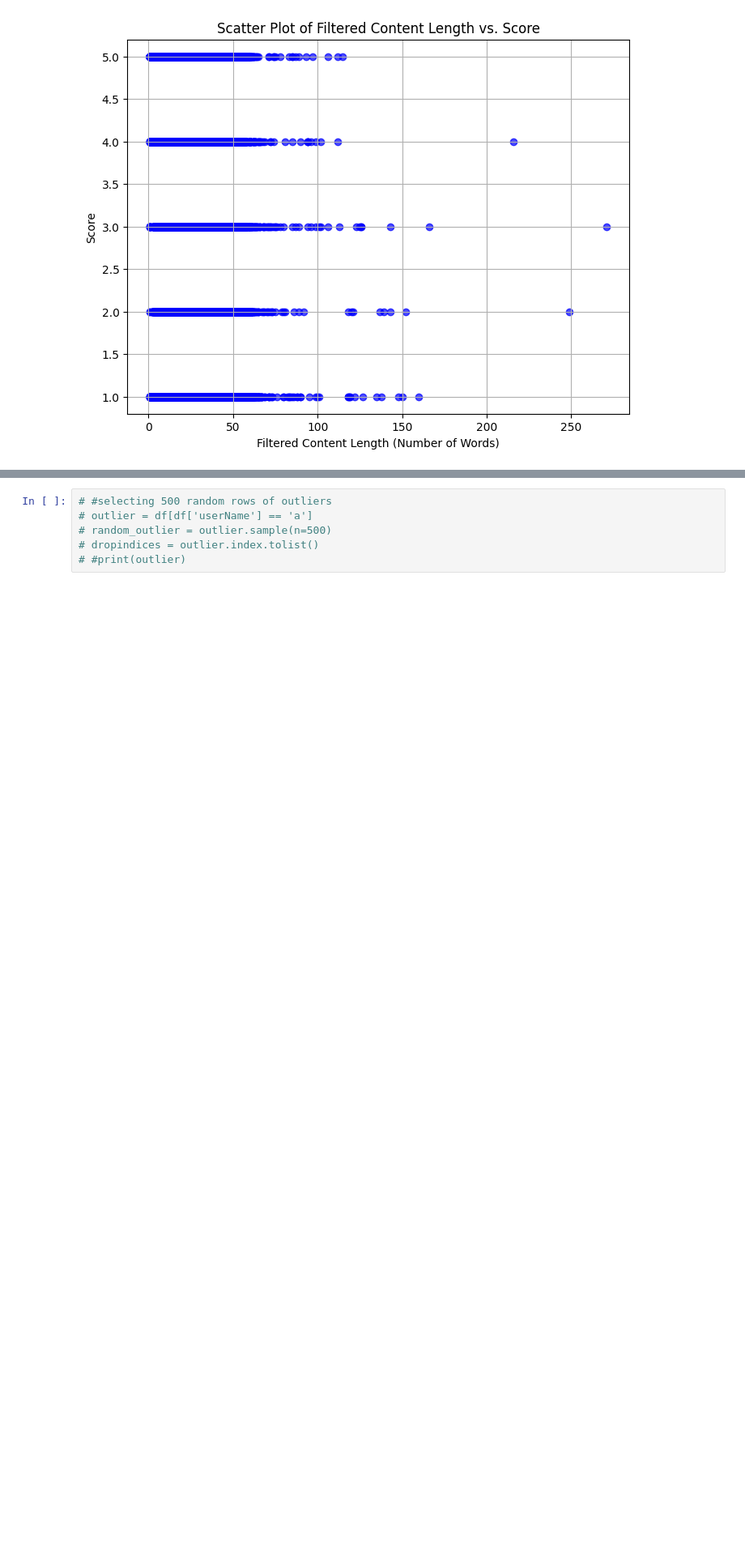
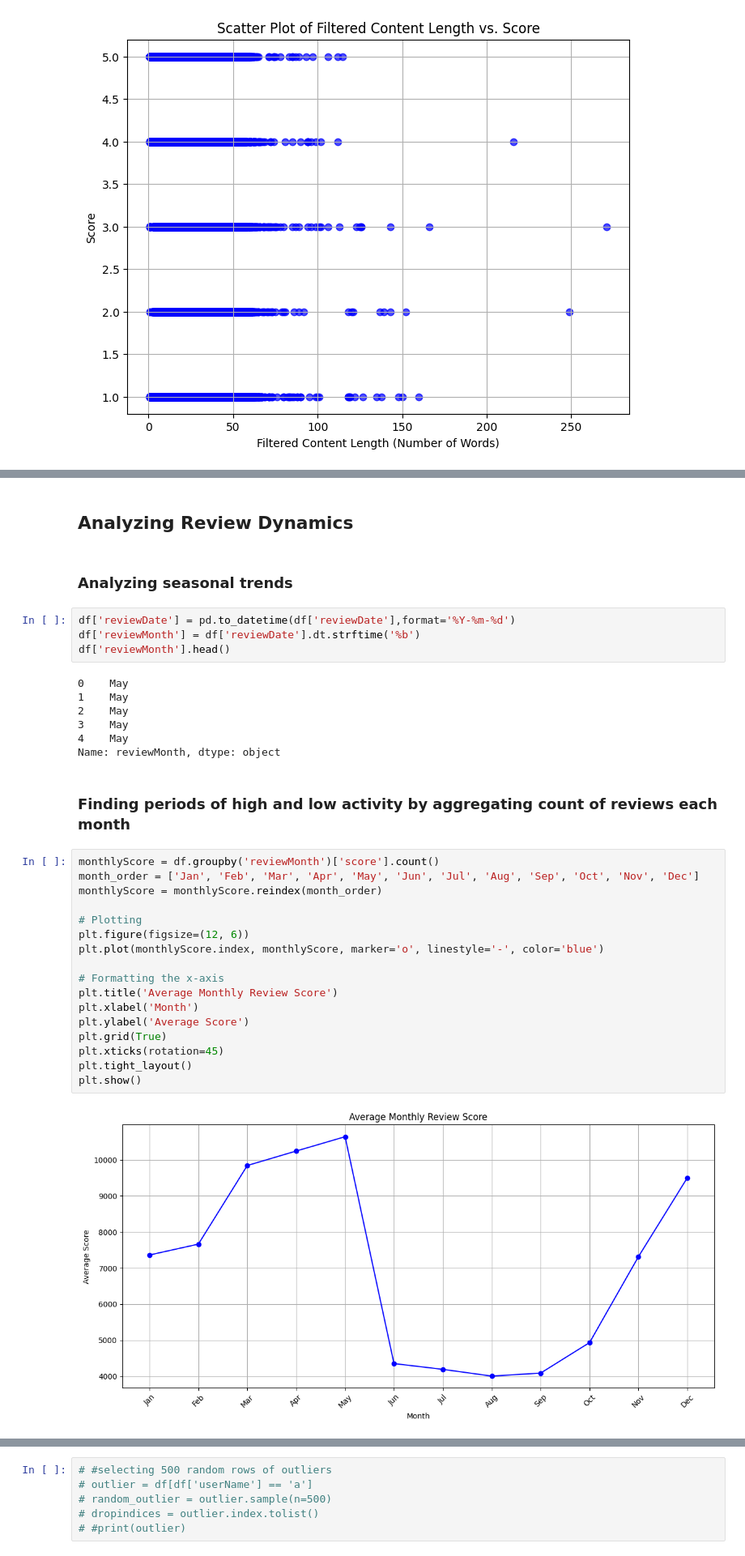
Before and after one commit to dipshi-singh/spotify-review-eda, a Jupyter notebook: Spotify_Review_EDA.ipynb, the cells around one changed output, grey strips where cells are left out. Shown: that part at 81% size. Drawn from its saved outputs; the diff is of its cells as text; blank space fills up the shorter version.

```diff
--- a/Spotify_Review_EDA.ipynb
+++ b/Spotify_Review_EDA.ipynb
@@ -365,0 +397,36 @@ plt.show()
+# %% [markdown]
+## Analyzing Review Dynamics
+# %% [markdown]
+### Analyzing seasonal trends
+# %%
+df['reviewDate'] = pd.to_datetime(df['reviewDate'],format='%Y-%m-%d')
+df['reviewMonth'] = df['reviewDate'].dt.strftime('%b')
+df['reviewMonth'].head()
+# %% [output]
+0    May
+1    May
+2    May
+3    May
+4    May
+Name: reviewMonth, dtype: object
+# %% [markdown]
+### Finding periods of high and low activity by aggregating count of reviews each month
+# %%
+monthlyScore = df.groupby('reviewMonth')['score'].count()
+month_order = ['Jan', 'Feb', 'Mar', 'Apr', 'May', 'Jun', 'Jul', 'Aug', 'Sep', 'Oct', 'Nov', 'Dec']
+monthlyScore = monthlyScore.reindex(month_order)
+
+# Plotting
+plt.figure(figsize=(12, 6))
+plt.plot(monthlyScore.index, monthlyScore, marker='o', linestyle='-', color='blue')
+
+# Formatting the x-axis
+plt.title('Average Monthly Review Score')
+plt.xlabel('Month')
+plt.ylabel('Average Score')
+plt.grid(True)
+plt.xticks(rotation=45)
+plt.tight_layout()
+plt.show()
+# %% [output]
+[figure, added]
```
Also changed, not shown: parts of 7 cells of this notebook.
